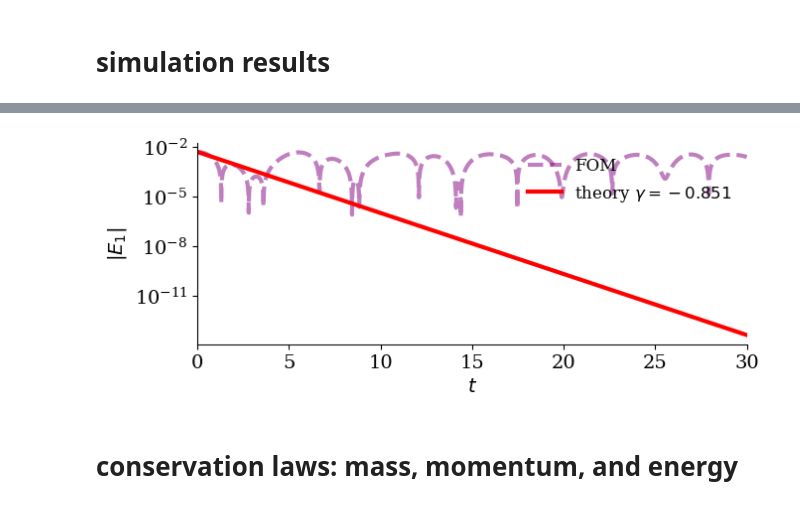
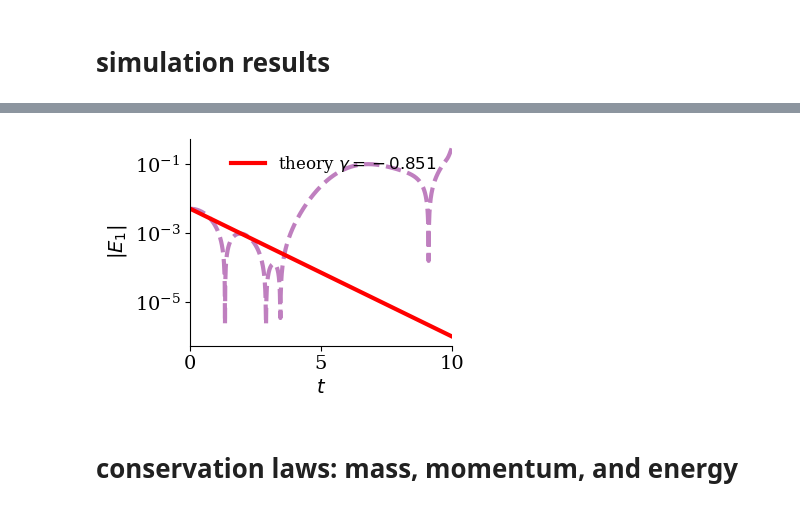
Before and after one commit to opaliss/SpectralSymbolicClosures, a Jupyter notebook: aw_simulation/linear_landau_damping.ipynb, the cells around one changed output, grey strips where cells are left out. Saved outputs shown, nothing was run; the diff lists cells and outputs as text; code cells hidden in the pictures.

```diff
--- a/aw_simulation/linear_landau_damping.ipynb
+++ b/aw_simulation/linear_landau_damping.ipynb
@@ -24,14 +23,14 @@ setup = SimulationSetupFOM(Nx=20,
                            Nx_total=41,
                            Nv=10,
                            epsilon=1e-2,
-                           alpha_e=1.5,
+                           alpha_e=np.sqrt(2),
                            alpha_i=np.sqrt(2 / 1836),
                            u_e=0,
                            u_i=0,
                            L=2 * np.pi,
                            dt=1e-2,
                            T0=0,
-                           T=30,
+                           T=10,
                            nu=0,
-                           col_type="hyper",
-                           closure_type="truncation")
+                           col_type="LB",
+                           closure_type="hammett_perkins")
@@ -141,22 +147,22 @@ ax.contourf(np.arange(setup.Nv), sol_midpoint_t, np.abs(sol_midpoint_u[np.arange
 # %%
 # plot the electric field damping rate
-fig, ax = plt.subplots(figsize=(7, 3))
-ax.plot(sol_midpoint_t, np.abs(E_midpoint_coeff[setup.Nx+1]), "--", c="purple", alpha=0.5, linewidth=3, label="FOM")
+fig, ax = plt.subplots(figsize=(4, 3))
+ax.plot(sol_midpoint_t, np.abs(E_midpoint_coeff[setup.Nx+1]), "--", c="purple", alpha=0.5, linewidth=3)
 ax.plot(sol_midpoint_t, np.exp(-0.851*sol_midpoint_t)*5e-3, linewidth=3, color="red", label=r"theory $\gamma = -0.851$")
 
 ax.set_yscale("log")
 ax.spines['right'].set_visible(False)
 ax.spines['top'].set_visible(False)
 ax.set_ylabel("$|E_{1}|$")
 ax.set_xlim(setup.T0, setup.T)
 ax.set_xlabel("$ t$")
 legend = ax.legend(ncols=1, fancybox=False, shadow=False, fontsize=12, loc='upper right')
 legend.get_frame().set_alpha(0)
-#ax.set_xticks([0,20, 40, 60])
+ax.set_xticks([0,5, 10])
 plt.tight_layout()
-#plt.savefig("../figs/FOM/linear_landau/electric_field_damping_rate_FOM_" + str(setup.Nv) + ".png", dpi=600)
+plt.savefig("figs/linear_landau/electric_field_damping_" + str(setup.Nv)+ "_closure_" + str(setup.closure_type) + "_collisions_" + str(setup.col_type) + ".png", dpi=200)
 # %% [output]
-[figure, old version]
+[figure, new version]
 # %% [markdown]
 # conservation laws: mass, momentum, and energy
 # %% [markdown]
```
Also changed, not shown: parts of 6 cells of this notebook, 10 other files.
